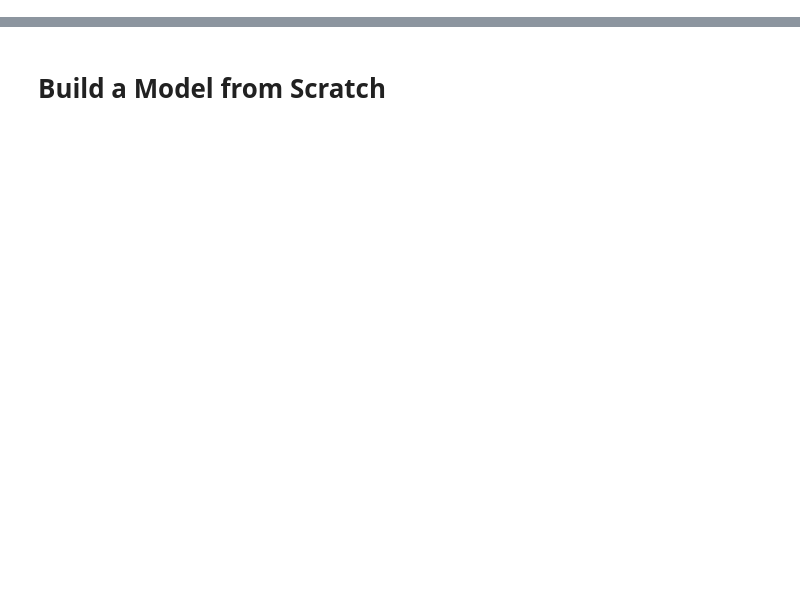
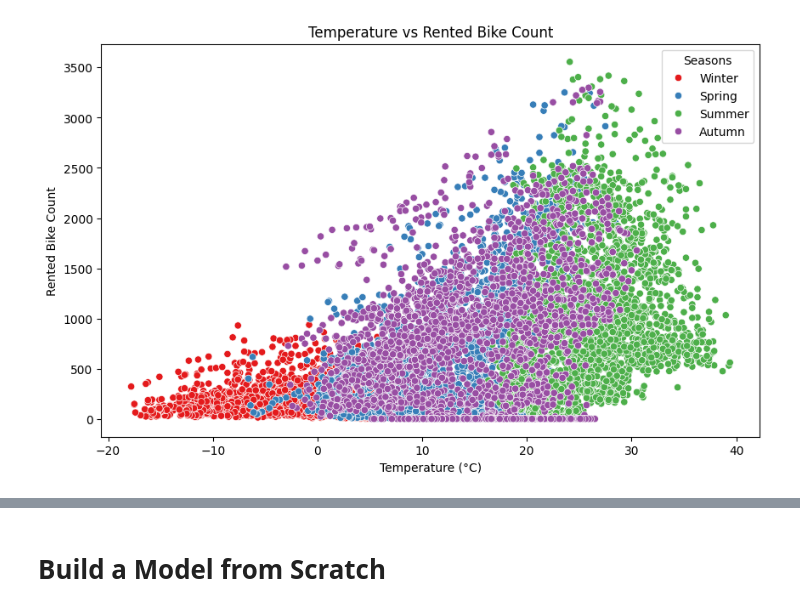
Before and after one commit to Ronysha-Shrestha09/AI-, a Jupyter notebook: 2407781_RonishaShrestha.ipynb, the cells around one changed output, grey strips where cells are left out. Saved outputs shown, nothing was run; the diff lists cells and outputs as text; code cells hidden in the pictures; blank space fills up the shorter version.

```diff
--- a/2407781_RonishaShrestha.ipynb
+++ b/2407781_RonishaShrestha.ipynb
@@ -51,0 +107,10 @@ df.head()
+# %%
+plt.figure(figsize=(10, 6))
+sns.scatterplot(x='Temperature(°C)', y='Rented Bike Count', data=df, hue='Seasons', palette='Set1')
+plt.title('Temperature vs Rented Bike Count')
+plt.xlabel('Temperature (°C)')
+plt.ylabel('Rented Bike Count')
+plt.legend(title='Seasons')
+plt.show()
+# %% [output]
+[figure, added]
```
Also changed, not shown: parts of 39 cells of this notebook.
